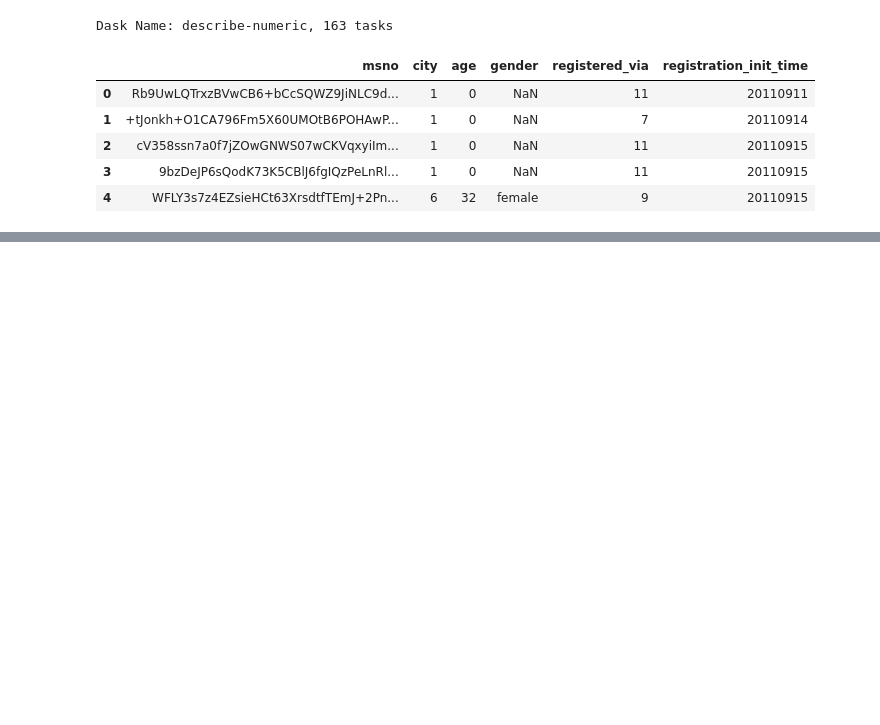
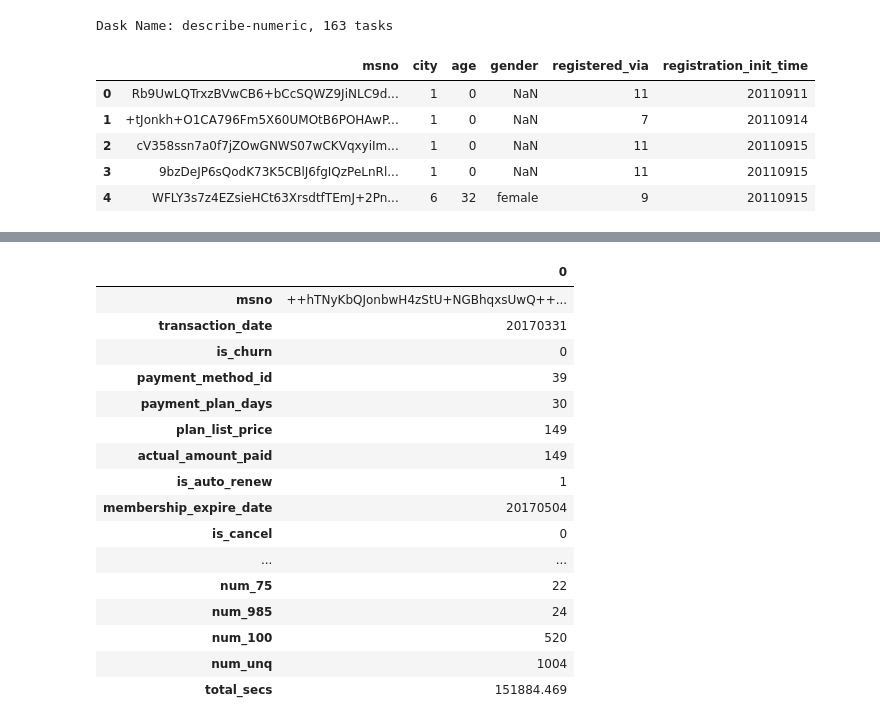
Before and after one commit to bmensah/springboard, a Jupyter notebook: capstone2/churn_analysis/capstone2_notebooks/Capstone2_Data_Wrangling.ipynb, the cells around one changed output, grey strips where cells are left out. Saved outputs shown, nothing was run; the diff lists cells and outputs as text; code cells hidden in the pictures; blank space fills up the shorter version.

```diff
--- a/capstone2/churn_analysis/capstone2_notebooks/Capstone2_Data_Wrangling.ipynb
+++ b/capstone2/churn_analysis/capstone2_notebooks/Capstone2_Data_Wrangling.ipynb
@@ -251,0 +312,3 @@ print(f'{len(all_time_df.reset_index().msno.unique()):,}')
+# %%
+# Finally, we can merge join_mem_df and all_time_df to get full_df:
+full_df = dd.merge(join_mem_df, all_time_df, on='msno', how='inner')
@@ -251,0 +322,20 @@ print(f'{len(all_time_df.reset_index().msno.unique()):,}')
+# %%
+full_df.head(1).T
+# %% [output]
+|  | 0 |
+| msno | ++hTNyKbQJonbwH4zStU+NGBhqxsUwQ++... |
+| transaction_date | 20170331 |
+| is_churn | 0 |
+| payment_method_id | 39 |
+| payment_plan_days | 30 |
+| plan_list_price | 149 |
+| actual_amount_paid | 149 |
+| is_auto_renew | 1 |
+| membership_expire_date | 20170504 |
+| is_cancel | 0 |
+| ... | ... |
+| num_75 | 22 |
+| num_985 | 24 |
+| num_100 | 520 |
+| num_unq | 1004 |
+| total_secs | 151884.469 |
```
Also changed, not shown: parts of 77 cells of this notebook.
